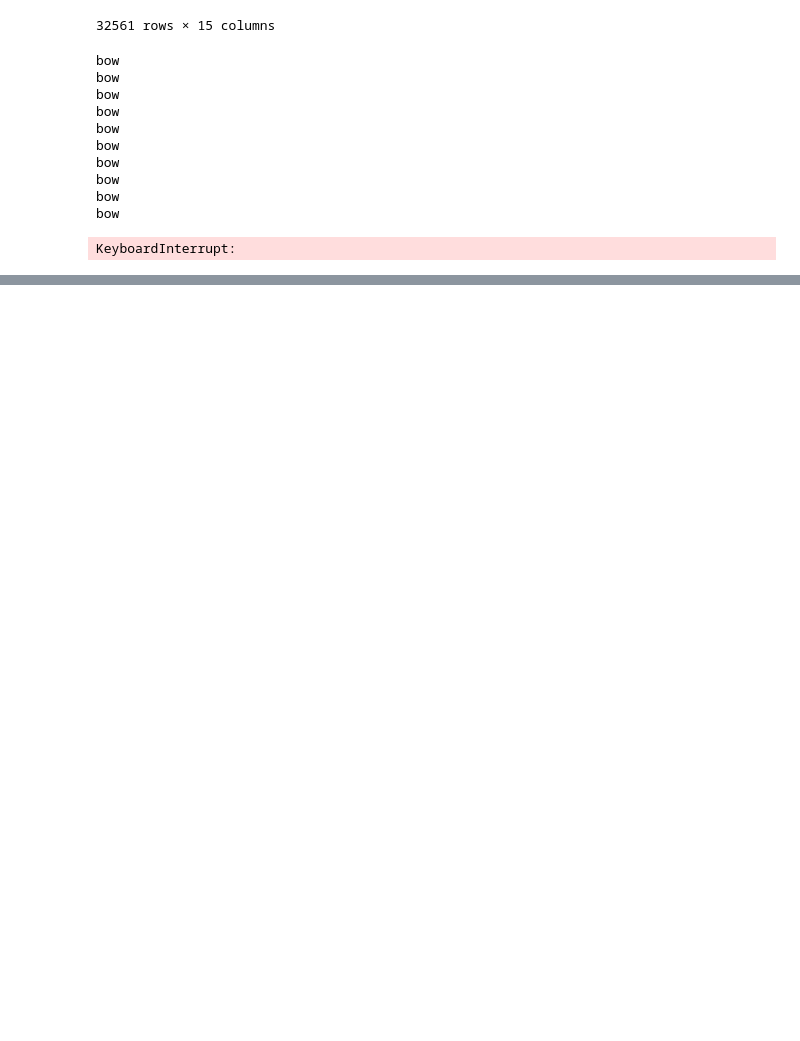
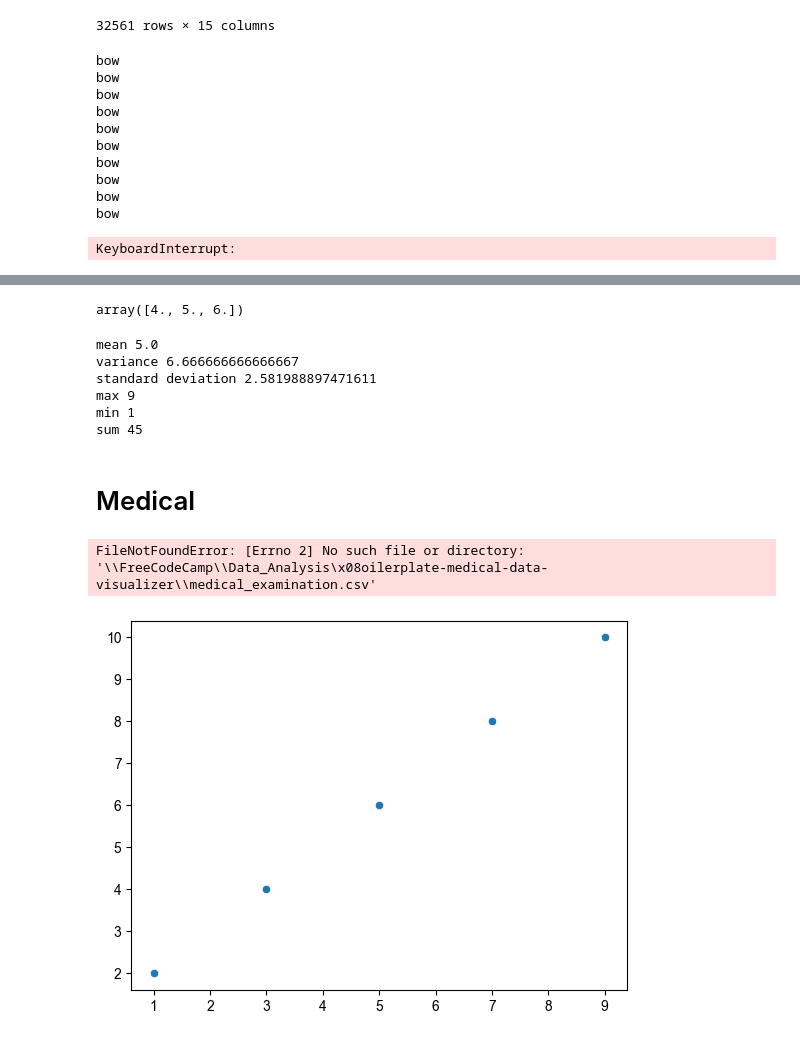
Before and after one commit to FaresEsmail-eng/Projects, a Jupyter notebook: Testing.ipynb, the cells around one changed output, grey strips where cells are left out. Drawn from its saved outputs; the diff is of its cells as text; code cells hidden in the pictures; blank space fills up the shorter version.

Commit message:
Final update of FreeCodeCamp Data analysis projects

```diff
--- a/Testing.ipynb
+++ b/Testing.ipynb
@@ -129,0 +143,41 @@ KeyboardInterrupt:
+# %%
+axis0 =np.mean(num_list ,axis=0)
+axis0
+# %% [output]
+array([4., 5., 6.])
+# %%
+
+keys = {
+    'mean': np.mean,
+    'variance': np.var ,
+    'standard deviation': np.std,
+    'max': np.max,
+    'min':np.min,
+    'sum':np.sum
+}
+
+for proc , key in keys.items():
+    print(proc,key(num_list))
+# %% [output]
+mean 5.0
+variance 6.666666666666667
+standard deviation 2.581988897471611
+max 9
+min 1
+sum 45
+# %% [markdown]
+# Medical
+# %%
+import pandas as pd
+medical = pd.read_csv('\FreeCodeCamp\Data_Analysis\boilerplate-medical-data-visualizer\medical_examination.csv')
+# %% [output]
+FileNotFoundError: [Errno 2] No such file or directory: '\\FreeCodeCamp\\Data_Analysis\x08oilerplate-medical-data-visualizer\\medical_examination.csv'
+# %%
+import seaborn as sns
+x= [1,3,5,7,9]
+y= [2,4,6,8,10]
+# %%
+sns.scatterplot(x=x,y=y)
+sns.set_theme(style='darkgrid')
+# %% [output]
+[figure, added]
```
Also changed, not shown: parts of 85 cells of this notebook, 35 other files.
